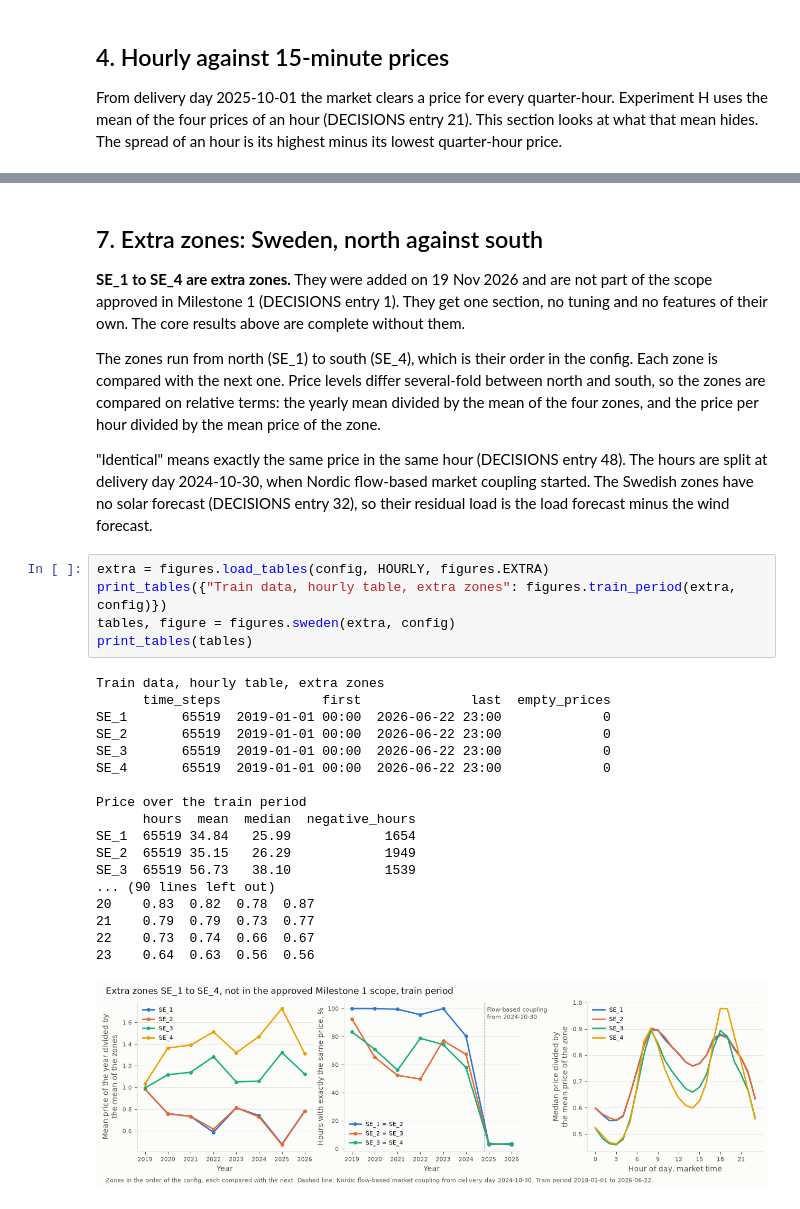
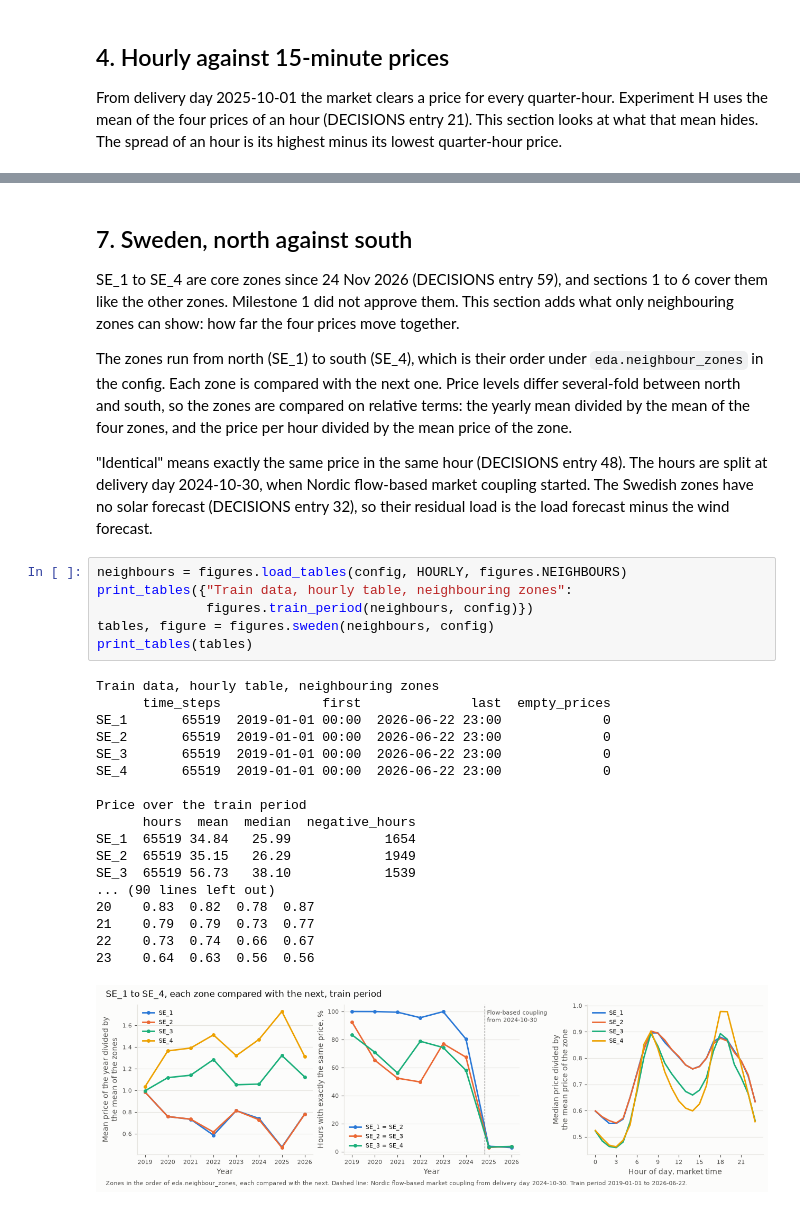
Before and after one commit to tharindusampath1991/268490V-capstone-project, a Jupyter notebook: notebooks/01_eda_drivers.ipynb, the cells around one changed output, grey strips where cells are left out. Drawn from its saved outputs; the diff is of its cells as text.

```diff
--- a/notebooks/01_eda_drivers.ipynb
+++ b/notebooks/01_eda_drivers.ipynb
@@ -286,33 +320,34 @@ Limit of the calendar, measured:
 # %% [markdown]
-## 7. Extra zones: Sweden, north against south
+## 7. Sweden, north against south
 
-**SE_1 to SE_4 are extra zones.** They were added on 19 Nov 2026 and are not part of the scope approved in Milestone 1 (DECISIONS entry 1). They get one section, no tuning and no features of their own. The core results above are complete without them.
+SE_1 to SE_4 are core zones since 24 Nov 2026 (DECISIONS entry 59), and sections 1 to 6 cover them like the other zones. Milestone 1 did not approve them. This section adds what only neighbouring zones can show: how far the four prices move together.
 
-The zones run from north (SE_1) to south (SE_4), which is their order in the config. Each zone is compared with the next one. Price levels differ several-fold between north and south, so the zones are compared on relative terms: the yearly mean divided by the mean of the four zones, and the price per hour divided by the mean price of the zone.
+The zones run from north (SE_1) to south (SE_4), which is their order under `eda.neighbour_zones` in the config. Each zone is compared with the next one. Price levels differ several-fold between north and south, so the zones are compared on relative terms: the yearly mean divided by the mean of the four zones, and the price per hour divided by the mean price of the zone.
 
 "Identical" means exactly the same price in the same hour (DECISIONS entry 48). The hours are split at delivery day 2024-10-30, when Nordic flow-based market coupling started. The Swedish zones have no solar forecast (DECISIONS entry 32), so their residual load is the load forecast minus the wind forecast.
 # %%
-extra = figures.load_tables(config, HOURLY, figures.EXTRA)
-print_tables({"Train data, hourly table, extra zones": figures.train_period(extra, config)})
-tables, figure = figures.sweden(extra, config)
+neighbours = figures.load_tables(config, HOURLY, figures.NEIGHBOURS)
+print_tables({"Train data, hourly table, neighbouring zones":
+              figures.train_period(neighbours, config)})
+tables, figure = figures.sweden(neighbours, config)
 print_tables(tables)
 # %% [output]
-Train data, hourly table, extra zones
+Train data, hourly table, neighbouring zones
       time_steps             first              last  empty_prices
 SE_1       65519  2019-01-01 00:00  2026-06-22 23:00             0
 SE_2       65519  2019-01-01 00:00  2026-06-22 23:00             0
 SE_3       65519  2019-01-01 00:00  2026-06-22 23:00             0
 SE_4       65519  2019-01-01 00:00  2026-06-22 23:00             0
 
 Price over the train period
       hours  mean  median  negative_hours
 SE_1  65519 34.84   25.99            1654
 SE_2  65519 35.15   26.29            1949
 SE_3  65519 56.73   38.10            1539
 ... (90 lines left out)
 20    0.83  0.82  0.78  0.87
 21    0.79  0.79  0.73  0.77
 22    0.73  0.74  0.66  0.67
 23    0.64  0.63  0.56  0.56
-[figure, old version]
+[figure, new version]
 # %% [markdown]
```
Also changed, not shown: parts of 18 cells of this notebook, 1 other file.
